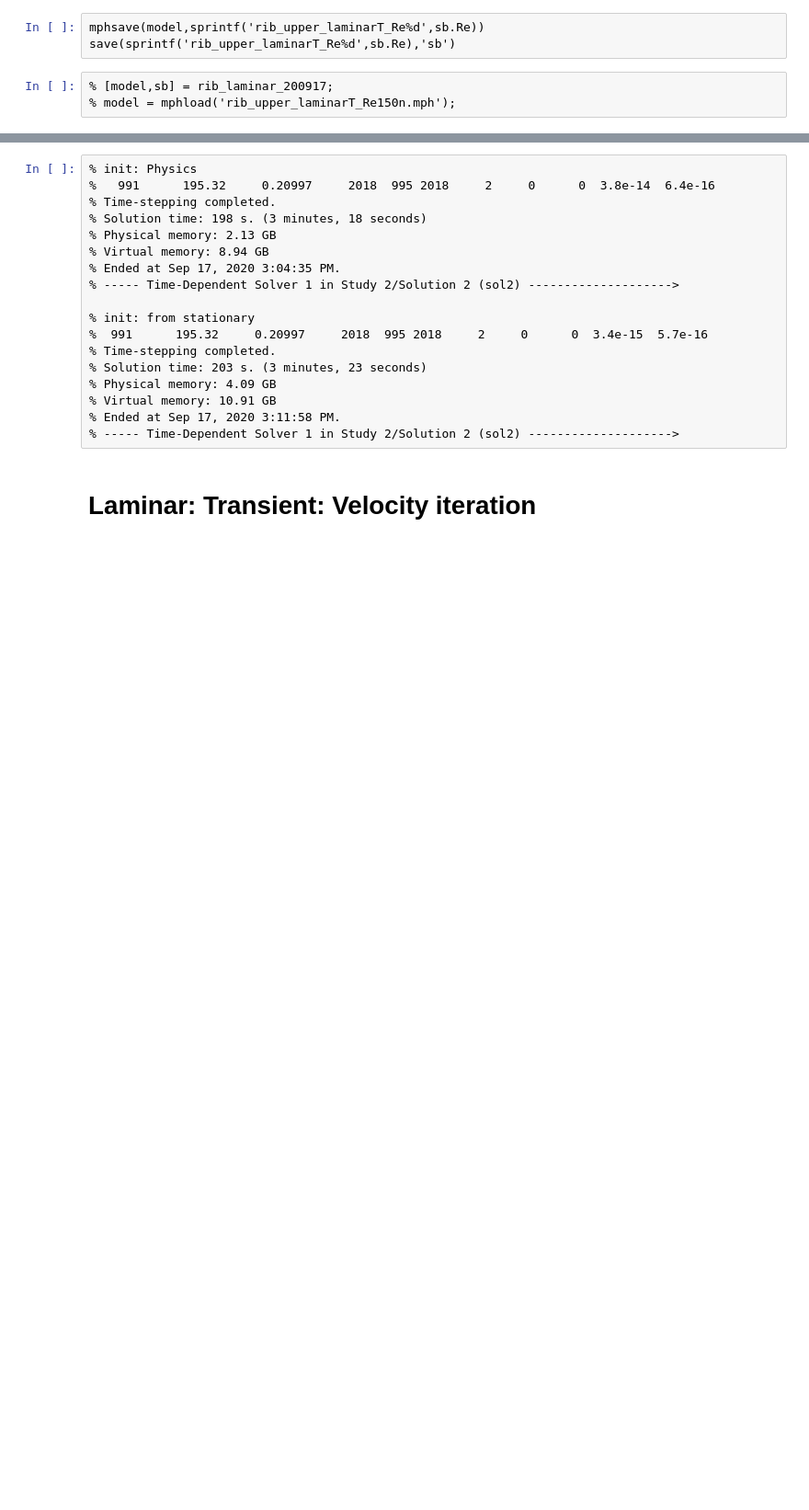
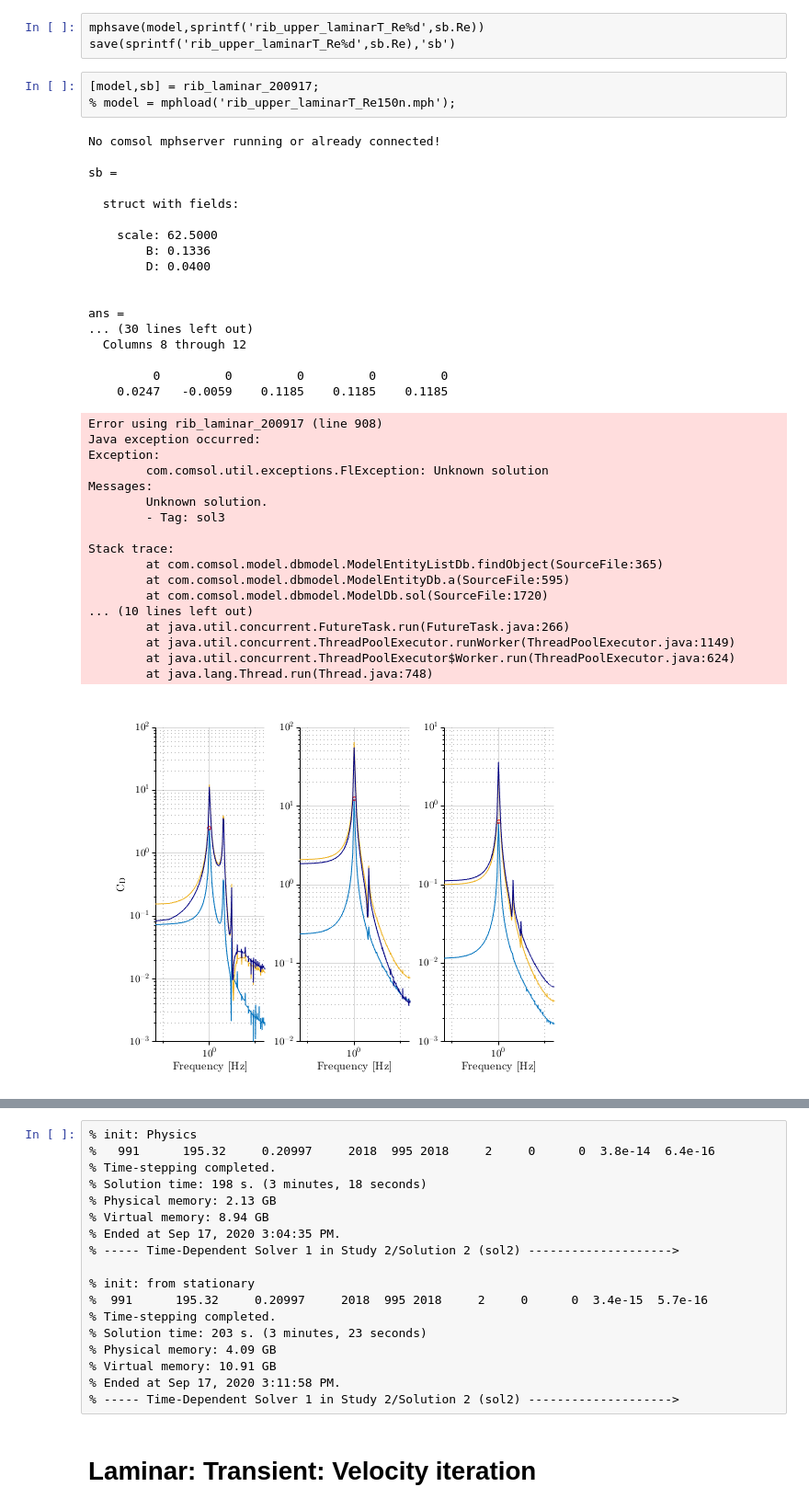
Before and after one commit to seoha0kim/openfoam_seo, a Jupyter notebook: wtt/yjn2/cfd_200915.ipynb, the cells around one changed output, grey strips where cells are left out. Shown at 92% size. Cells and saved outputs as stored; diff of their text form; blank space fills up the shorter version.

```diff
--- a/wtt/yjn2/cfd_200915.ipynb
+++ b/wtt/yjn2/cfd_200915.ipynb
@@ -1355,5 +1379,41 @@ end
 mphsave(model,sprintf('rib_upper_laminarT_Re%d',sb.Re))
 save(sprintf('rib_upper_laminarT_Re%d',sb.Re),'sb')
 # %%
-% [model,sb] = rib_laminar_200917;
+[model,sb] = rib_laminar_200917;
 % model = mphload('rib_upper_laminarT_Re150n.mph');
+# %% [output]
+No comsol mphserver running or already connected!
+
+sb =
+
+  struct with fields:
+
+    scale: 62.5000
+        B: 0.1336
+        D: 0.0400
+
+
+ans =
+... (30 lines left out)
+  Columns 8 through 12
+
+         0         0         0         0         0
+    0.0247   -0.0059    0.1185    0.1185    0.1185
+Error using rib_laminar_200917 (line 908)
+Java exception occurred:
+Exception:
+        com.comsol.util.exceptions.FlException: Unknown solution
+Messages:
+        Unknown solution.
+        - Tag: sol3
+
+Stack trace:
+        at com.comsol.model.dbmodel.ModelEntityListDb.findObject(SourceFile:365)
+        at com.comsol.model.dbmodel.ModelEntityDb.a(SourceFile:595)
+        at com.comsol.model.dbmodel.ModelDb.sol(SourceFile:1720)
+... (10 lines left out)
+        at java.util.concurrent.FutureTask.run(FutureTask.java:266)
+        at java.util.concurrent.ThreadPoolExecutor.runWorker(ThreadPoolExecutor.java:1149)
+        at java.util.concurrent.ThreadPoolExecutor$Worker.run(ThreadPoolExecutor.java:624)
+        at java.lang.Thread.run(Thread.java:748)
+[figure, added]
```
Also changed, not shown: parts of 3 cells of this notebook, 6 other files.
